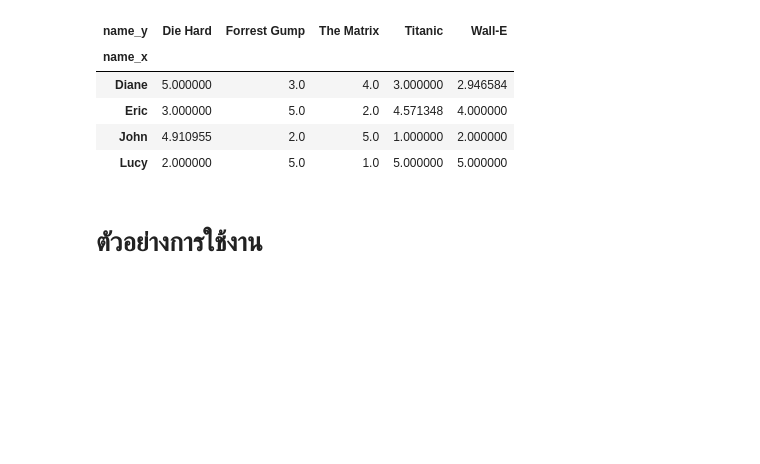
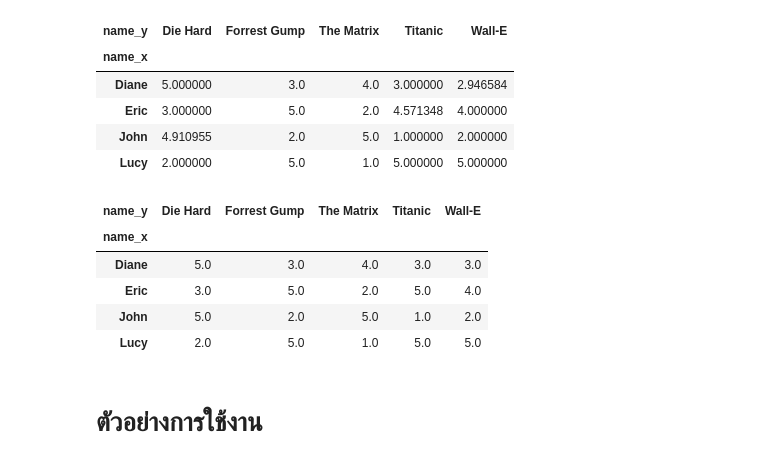
Before and after one commit to Kanbc/recommender-systems, a Jupyter notebook: 5_promissing_models/collaborative-filtering/items-based/handbook.ipynb, the cells around one changed output. Cells and saved outputs as stored; diff of their text form; code cells hidden in the pictures; blank space fills up the shorter version.

```diff
--- a/5_promissing_models/collaborative-filtering/items-based/handbook.ipynb
+++ b/5_promissing_models/collaborative-filtering/items-based/handbook.ipynb
@@ -346,11 +370,11 @@ def similarity_item_based(pivot_table_df,gamma):
     pc = np.zeros([number_of_item, number_of_item])
     for i in range(number_of_item):
         rui = pivot_table_df.values[:,i]
-        ri = mean_of_array(rui)
+        ri = 0 if (sum(~np.isnan(rui)) == 0) else np.nanmean(rui)
         deltai = rui - ri
         for j in range(number_of_item):
             ruj = pivot_table_df.values[:,j]
-            rj = mean_of_array(ruj)
+            rj = 0 if (sum(~np.isnan(ruj)) == 0) else np.nanmean(ruj)
             deltaj = ruj-rj
 
             ij_set = ~np.isnan(deltai*deltaj)
@@ -493,3 +552,12 @@ predicted_table
+# %%
+cosine_similarity_predicted_score(pivot_table,similarity_weight,[5,4,3,2,1,0])
+# %% [output]
+| name_y | Die Hard | Forrest Gump | The Matrix | Titanic | Wall-E |
+| name_x |  |  |  |  |  |
+| Diane | 5.0 | 3.0 | 4.0 | 3.0 | 3.0 |
+| Eric | 3.0 | 5.0 | 2.0 | 5.0 | 4.0 |
+| John | 5.0 | 2.0 | 5.0 | 1.0 | 2.0 |
+| Lucy | 2.0 | 5.0 | 1.0 | 5.0 | 5.0 |
 # %% [markdown]
 # ตัวอย่างการใช้งาน
 # %% [markdown]
```
Also changed, not shown: parts of 6 cells of this notebook, 1 other file.
